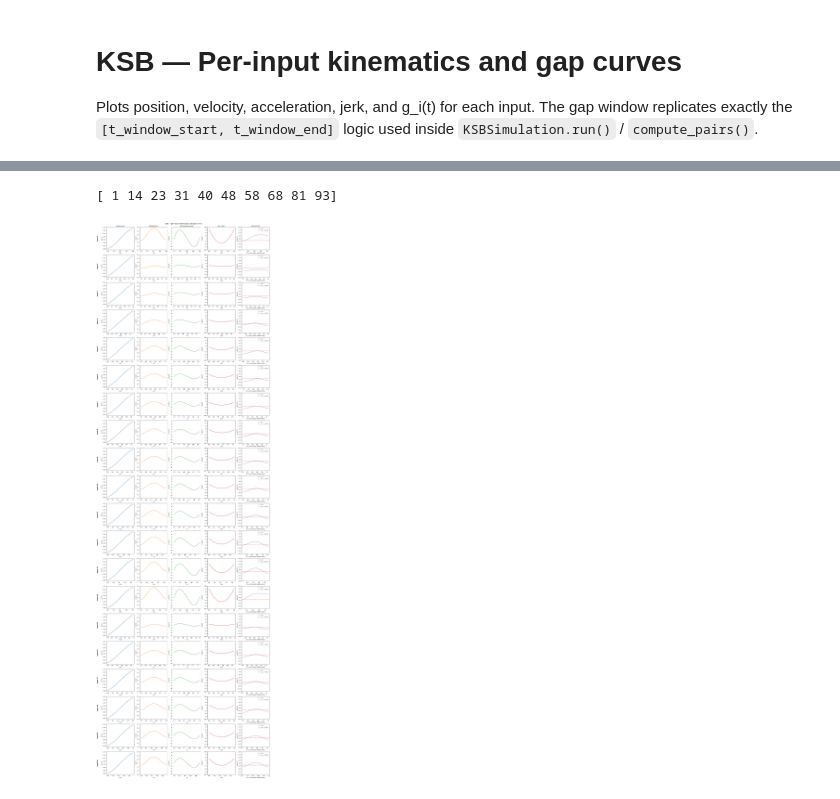
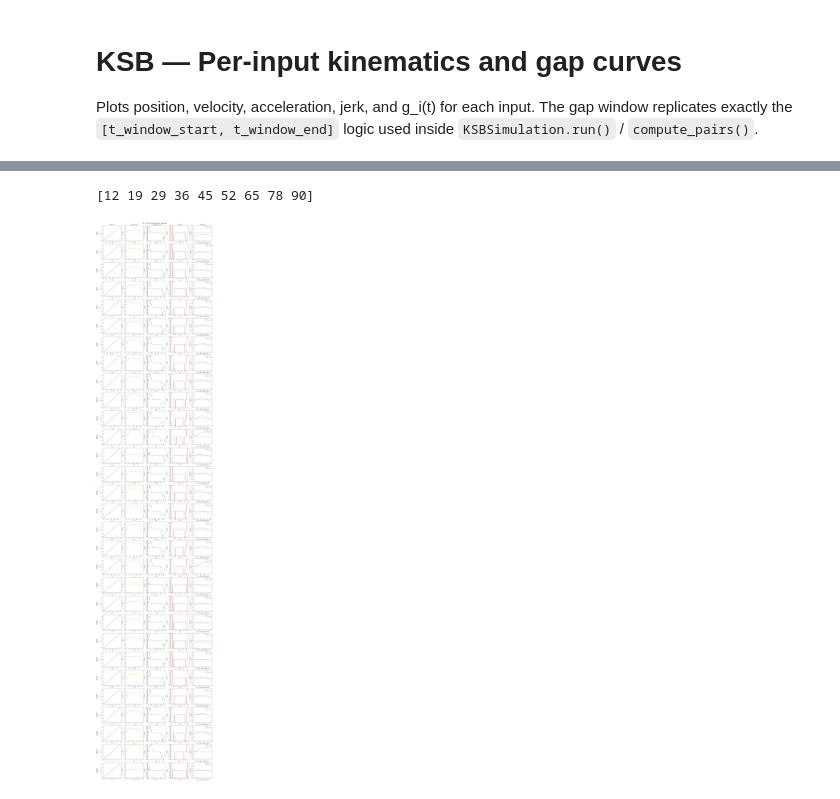
Before and after one commit to JvPost/Portfolio, a Jupyter notebook: ksb/notebooks/plot_inputs.ipynb, the cells around one changed output, grey strips where cells are left out. Cells and saved outputs as stored; diff of their text form; code cells hidden in the pictures.

```diff
--- a/ksb/notebooks/plot_inputs.ipynb
+++ b/ksb/notebooks/plot_inputs.ipynb
@@ -182,7 +183,7 @@ def plot_inputs(result: SimulationResult, N: int, n_samples: int = 500, i_start=
                 fontsize=9, color='gray',
             )
 
-        axes[i, 3].set_ylim(-cfg['jmax'], cfg['jmax'])
+        axes[i, 3].set_ylim(-cfg['jmax'] * 1.05, cfg['jmax'] * 1.05)
 
         # ── Gap g_i(t) ────────────────────────────────────────────────────────
         # Replicates compute_pairs() window logic exactly:
@@ -239,15 +240,14 @@ def plot_inputs(result: SimulationResult, N: int, n_samples: int = 500, i_start=
 
     plt.show()
     return fig
+# %%
+# ── Run simulation and display ────────────────────────────────────────────────
+sim: KSBSimulation = KSBSimulation(cfg=cfg)
+result: SimulationResult = sim.run(seed=42)
+print(result.skip_indices + 1)
+# %% [output]
+[12 19 29 36 45 52 65 78 90]
 # %%
-# ── Run simulation and display ────────────────────────────────────────────────
-solver = QuinticSolver()
-# solver = SCurveSolver()
-sim: KSBSimulation = KSBSimulation(cfg=cfg, solver=solver)
-result: SimulationResult = sim.run(seed=42)
-print(result.skip_indices + 1)
-
-fig = plot_inputs(result, N=20, i_start=0)
+fig = plot_inputs(result, N=30, i_start=0)
 # %% [output]
-[ 1 14 23 31 40 48 58 68 81 93]
-[figure, old version]
+[figure, new version]
```
Also changed, not shown: parts of 1 cell of this notebook, 11 other files.
